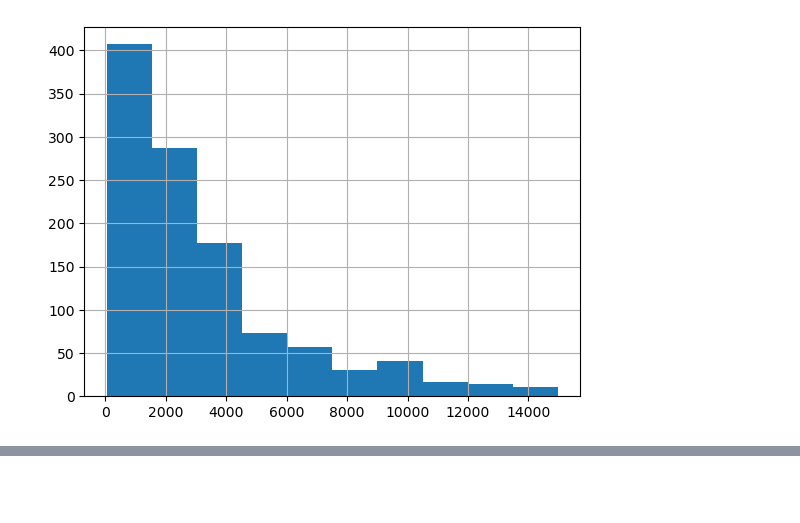
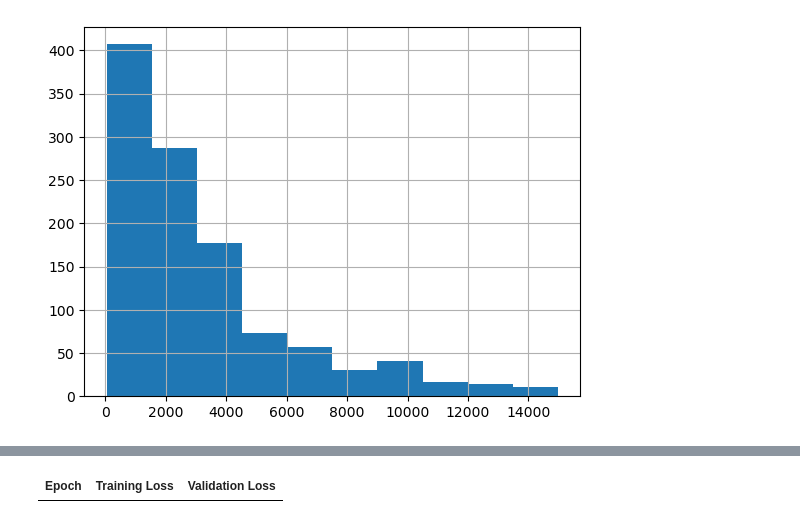
Before and after one commit to Hemanth-Thaluru/kaggle_competitions, a Jupyter notebook: Chaii_HE_Translate/Untitled.ipynb, the cells around one changed output, grey strips where cells are left out. Cells and saved outputs as stored; diff of their text form; code cells hidden in the pictures; blank space fills up the shorter version.

Commit message:
added chaii model

```diff
--- a/Chaii_HE_Translate/Untitled.ipynb
+++ b/Chaii_HE_Translate/Untitled.ipynb
@@ -90,0 +220,30 @@ plt.show()
+# %%
+batch_size=4
+# %%
+args = TrainingArguments(
+     f"chaii-qa",
+    evaluation_strategy = "epoch",
+    save_strategy = "epoch",
+    learning_rate=3e-5,
+    warmup_ratio=0.1,
+    gradient_accumulation_steps=8,
+    per_device_train_batch_size=batch_size,
+    per_device_eval_batch_size=batch_size,
+    num_train_epochs=1,
+    weight_decay=0.01,
+)
+# %%
+from transformers import default_data_collator
+data_collator=default_data_collator
+# %%
+trainer = Trainer(
+    model,
+    args,
+    train_dataset=tokenized_train_ds,
+    eval_dataset=tokenized_valid_ds,
+    data_collator=data_collator,
+    tokenizer=tokenizer,
+)
+# %%
+trainer.train()
+# %% [output]
@@ -90,0 +251 @@ plt.show()
+| Epoch | Training Loss | Validation Loss |
```
Also changed, not shown: parts of 18 cells of this notebook, 5 other files.
